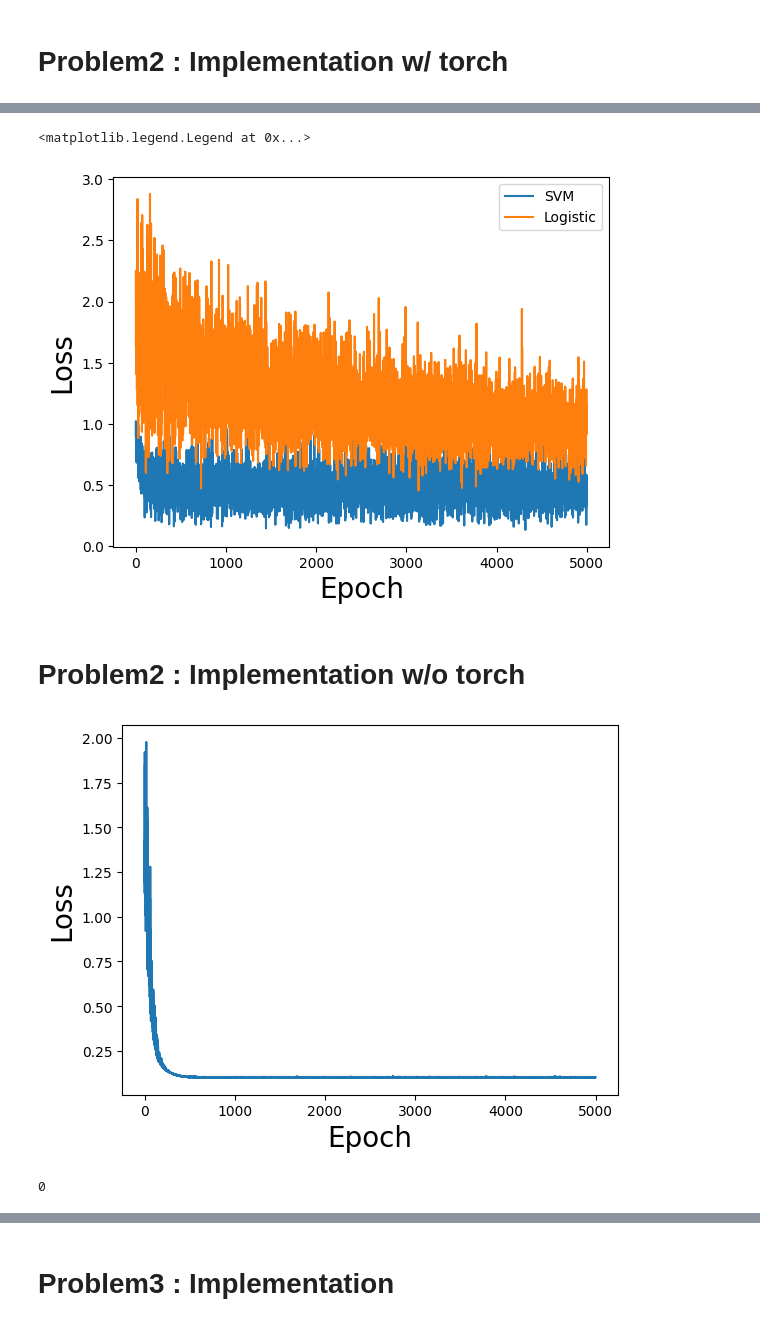
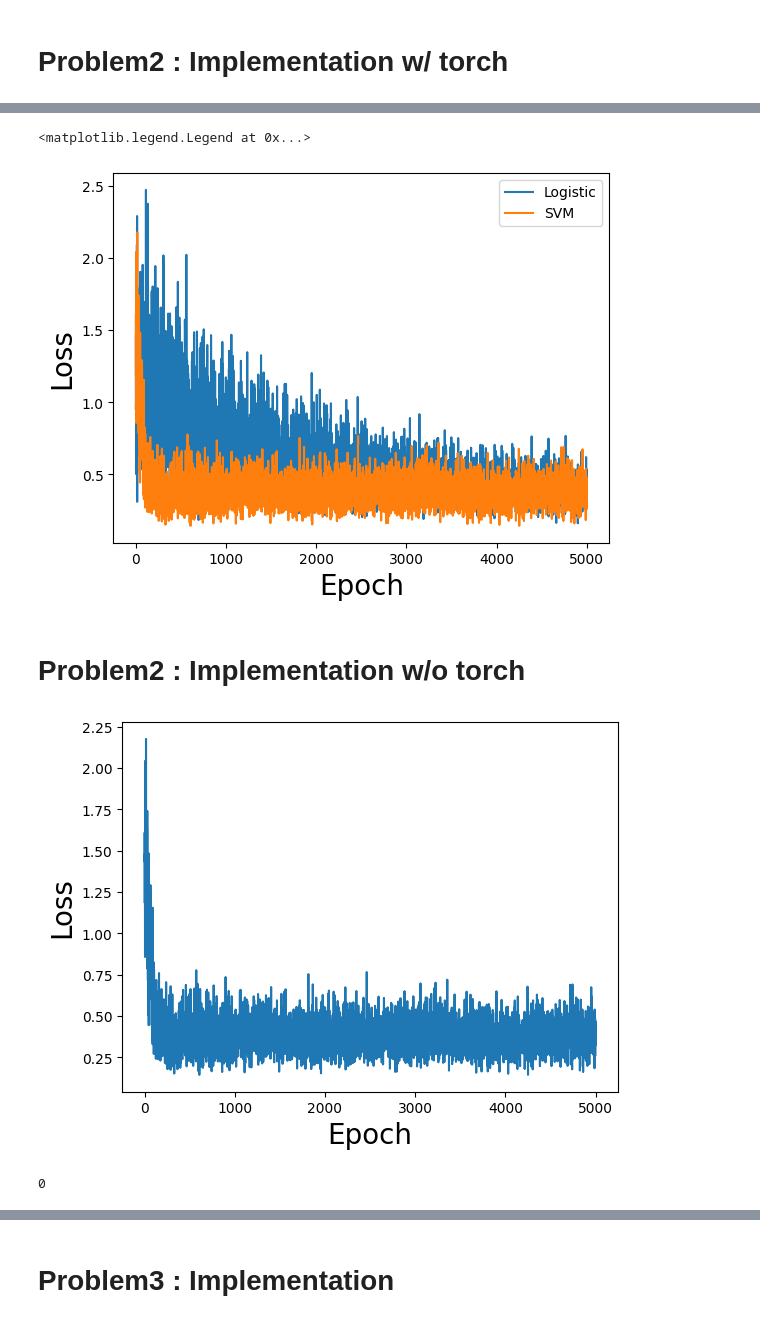
Before and after one commit to jmSNU/DNN, a Jupyter notebook: hw2/hw2.ipynb, the cells around one changed output, grey strips where cells are left out. Cells and saved outputs as stored; diff of their text form; code cells hidden in the pictures.

```diff
--- a/hw2/hw2.ipynb
+++ b/hw2/hw2.ipynb
@@ -94,10 +94,13 @@ for _ in range(epoch) :
         # Sampling
         idx = randint(0, N-1)
         target, label = X[idx], Y[idx]
+        output = model.output(target)
 
-        train_loss = loss_function(model.output(target), label)
+        target = np.append(target,1)
+
+        train_loss = loss_function(output, label)
         tmp_losses.append(train_loss)
-        grad = (1-train_loss)*label*np.append(target,label)
+        grad = - label*target*1/(1+np.exp(label*output))
         model.update_weight(grad,lr = lr)
     losses.append(np.mean([x for x in tmp_losses]))
 
@@ -131,7 +134,7 @@ N,p = 30,20
 np.random.seed(0)
 X = np.random.randn(N,p)
 Y = 2*np.random.randint(2,size = N)-1
-lr = 1e-3
+lr = 1e-4
 epoch = 5000
 regularizer = 0.1 # lambda
 # %%
@@ -179,14 +178,14 @@ plt.show()
 # %%
 losses_torch = svm_losses
 # %%
+plt.plot(range(5000),losses,label = "Logistic")
 plt.plot(range(5000),svm_losses,label = "SVM")
-plt.plot(range(5000),losses,label = "Logistic")
 plt.xlabel("Epoch",fontsize= 20)
 plt.ylabel("Loss",fontsize= 20)
 plt.legend()
 # %% [output]
 <matplotlib.legend.Legend at 0x...>
-[figure, old version]
+[figure, new version]
 # %% [markdown]
 Problem2 : Implementation w/o torch
 ==========
@@ -218,37 +217,37 @@ class SVM():
         return np.max([0, 1-y*self.output(x)]) + self.weight@self.weight.T *regularizer
 
     def loss_prime(self, x,y):
-        x = np.append(x,y)
+        x = np.append(x,1)
         if y*self.output(x) <1 :
             return -y*x +2*self.regularizer*self.weight
         else:
             return 2*self.regularizer*self.weight
 
 model = SVM()
 svm_losses = []
 cnt = 0
 
 for _ in range(epoch):
     tmp_loss = []
     for _ in range(p):
         idx = randint(0,N-1)
         input,label = X[idx], Y[idx]
-        z = model.output(np.append(input,label))
+        z = model.output(np.append(input,1))
         if z==1:
             cnt+=1
         train_loss = model.loss_function(input, label)
         tmp_loss.append(train_loss)
         grad = model.loss_prime(input,label)
 
         model.update_weight(grad=grad, lr = lr)
     svm_losses.append(np.mean(tmp_loss))
 
 plt.plot(range(epoch), np.abs(svm_losses))
 plt.xlabel("Epoch",fontsize = 20)
 plt.ylabel("Loss",fontsize = 20)
 plt.show()
 print(cnt)
 # %% [output]
-[figure, old version]
+[figure, new version]
 0
 # %%
```
Also changed, not shown: parts of 6 cells of this notebook, 11 other files.
